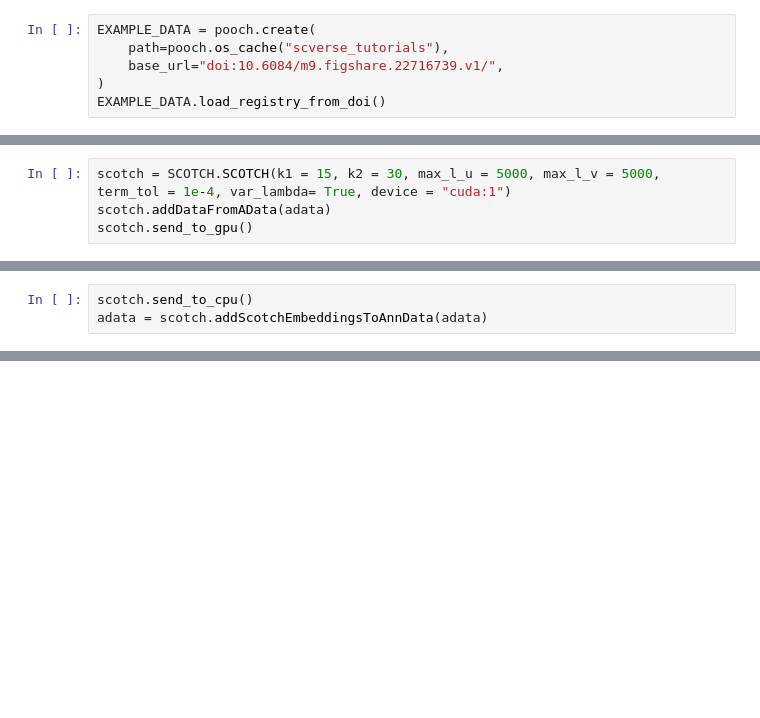
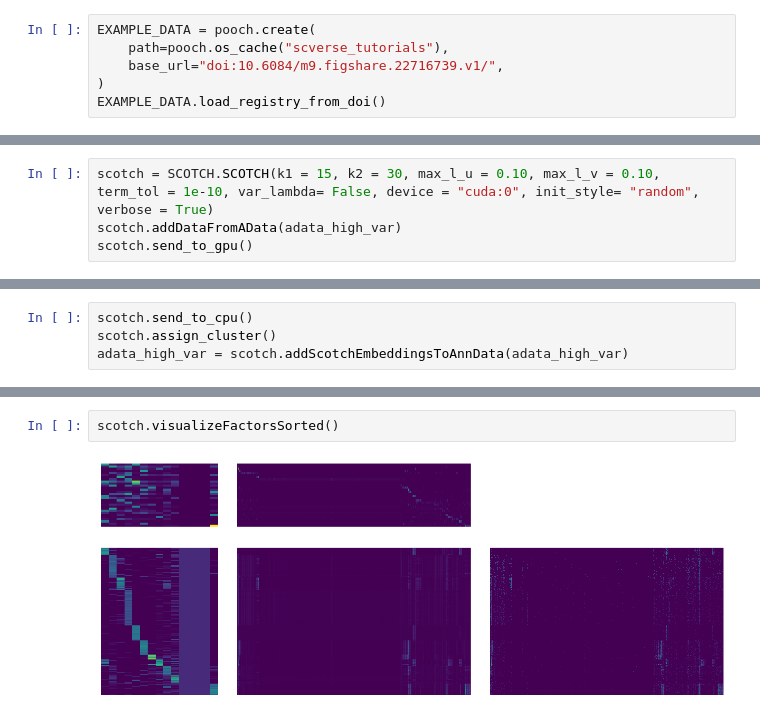
Before and after one commit to Roy-lab/SCOTCH, a Jupyter notebook: Example.ipynb, the cells around one changed output, grey strips where cells are left out. Saved outputs shown, nothing was run; the diff lists cells and outputs as text; blank space fills up the shorter version.

```diff
--- a/Example.ipynb
+++ b/Example.ipynb
@@ -56,6 +101,6 @@ To start SCOTCH we need to initialize a SCOTCH object, and specify the number of
 # %%
-scotch = SCOTCH.SCOTCH(k1 = 15, k2 = 30, max_l_u = 5000, max_l_v = 5000, term_tol = 1e-4, var_lambda= True, device = "cuda:1")
-scotch.addDataFromAData(adata)
+scotch = SCOTCH.SCOTCH(k1 = 15, k2 = 30, max_l_u = 0.10, max_l_v = 0.10, term_tol = 1e-10, var_lambda= False, device = "cuda:0", init_style= "random", verbose = True)
+scotch.addDataFromAData(adata_high_var)
 scotch.send_to_gpu()
 # %%
 scotch.fit()
@@ -80,3 +125,4 @@ Iter: 45        Iter Time: 14.225       Total Time: 654.354     Error: 4.619e+09
 # %%
 scotch.send_to_cpu()
-adata = scotch.addScotchEmbeddingsToAnnData(adata)
+scotch.assign_cluster()
+adata_high_var = scotch.addScotchEmbeddingsToAnnData(adata_high_var)
@@ -203,0 +139,4 @@ tensor([[7, 6, 8],
+# %%
+scotch.visualizeFactorsSorted()
+# %% [output]
+[figure, added]
```
Also changed, not shown: parts of 36 cells of this notebook, 4 other files.
